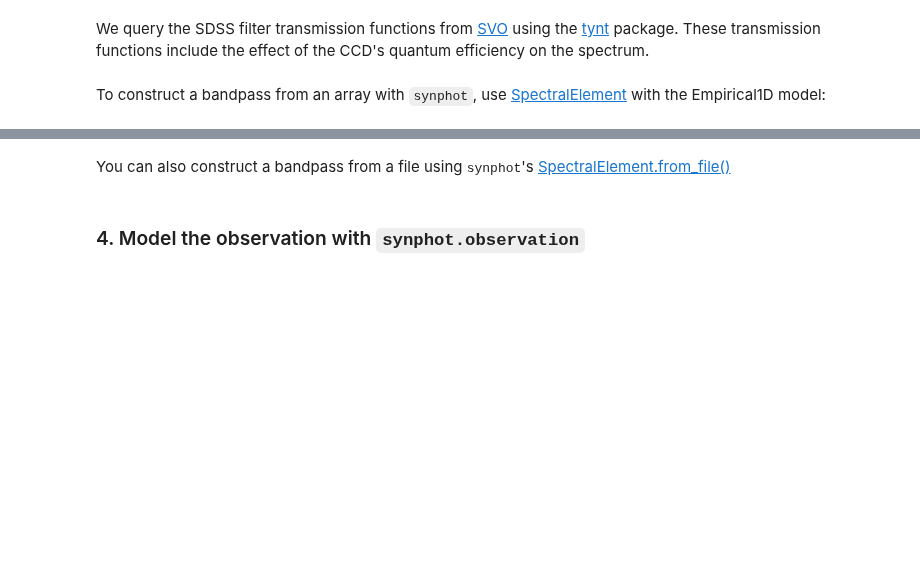
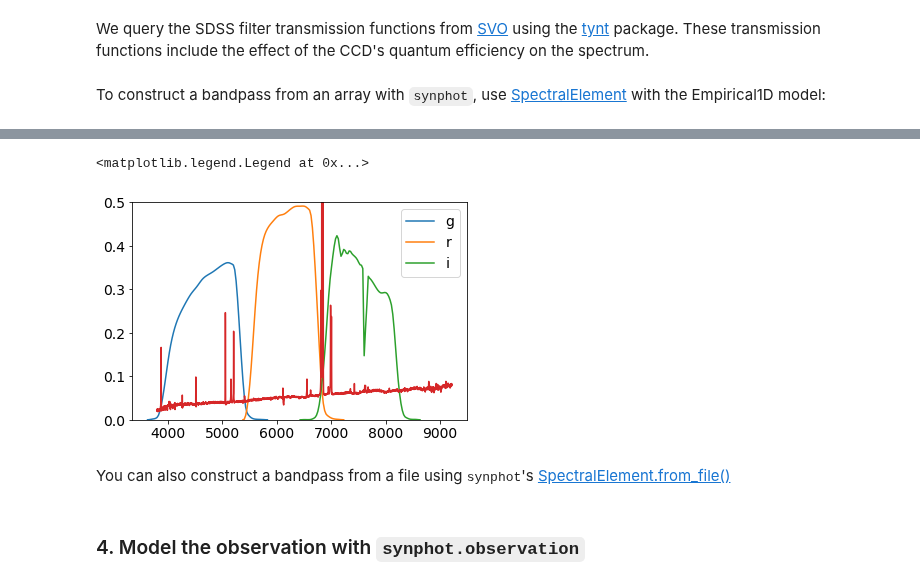
Before and after one commit to tcjansen/GSoC, a Jupyter notebook: empirical_photometry.ipynb, the cells around one changed output, grey strips where cells are left out. Drawn from its saved outputs; the diff is of its cells as text; code cells hidden in the pictures; blank space fills up the shorter version.

Commit message:
Removed u and z bands

```diff
--- a/empirical_photometry.ipynb
+++ b/empirical_photometry.ipynb
@@ -82,7 +80,8 @@ To construct a bandpass from an array with `synphot`, use <a href="https://synph
 import tynt
 from synphot.spectrum import SpectralElement
 
-sdss_bands = ['u', 'g', 'r', 'i', 'z']
+# we leave out the u and z bands because they don't overlap with the spectrum
+sdss_bands = ['g', 'r', 'i']
 
 f = tynt.FilterGenerator()
 
@@ -95,5 +94,11 @@ for band in sdss_bands:
     bandpasses[band] = bp
 
     plt.plot(bp.waveset, bp(bp.waveset), label=band)
+
+# plot the normalized spectrum on top to see how it overlaps with the filters
+waveset = spectrum.waveset
+plt.plot(waveset, spectrum(waveset) / np.median(spectrum(waveset)) / 20)
+
+plt.ylim(0, 0.5)
 plt.legend(loc='upper right')
-plt.show()
+# %% [output]
@@ -100,3 +108,5 @@ plt.show()
+<matplotlib.legend.Legend at 0x...>
+[figure, added]
 # %% [markdown]
 You can also construct a bandpass from a file using <tt>synphot</tt>'s <a href="https://synphot.readthedocs.io/en/latest/api/synphot.spectrum.SpectralElement.html#synphot.spectrum.SpectralElement.from_file">SpectralElement.from_file()</a>
 # %% [markdown]
```
Also changed, not shown: parts of 6 cells of this notebook.
